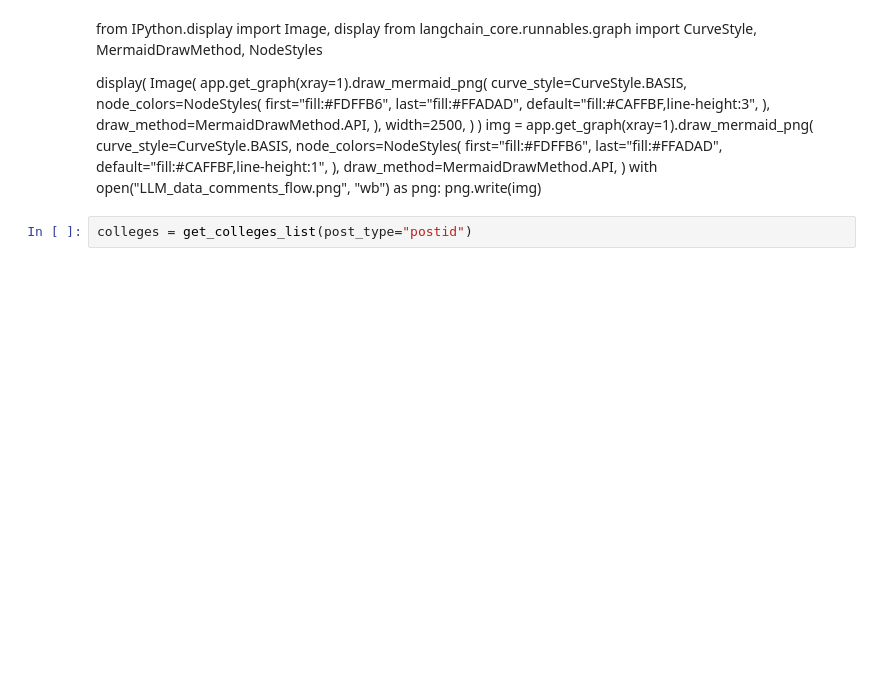
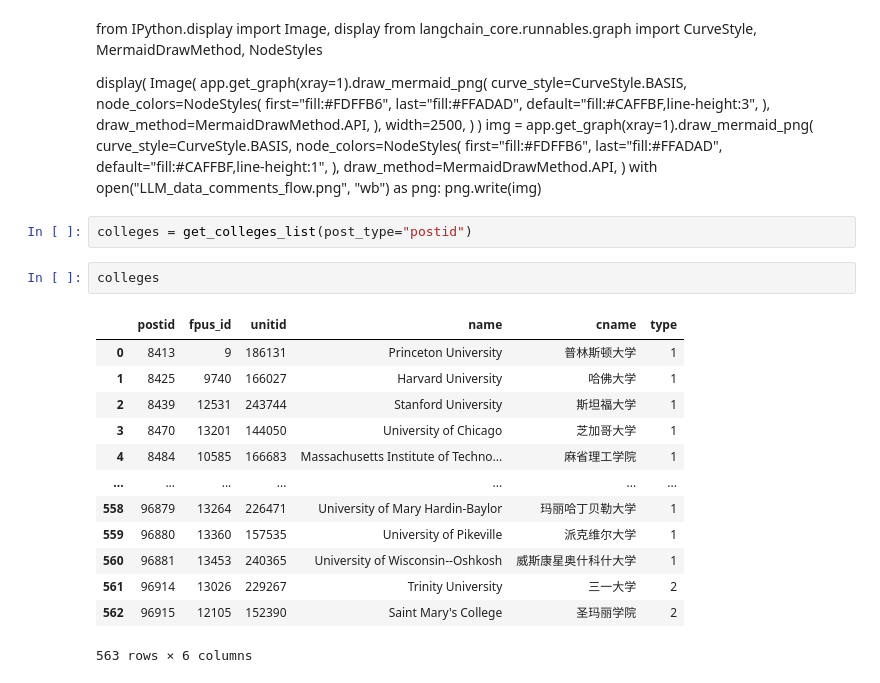
Before and after one commit to lucaslulucaslu/Auto-SEO-by-LLM, a Jupyter notebook: LLM_data_comments_parallel.ipynb, the cells around one changed output. Drawn from its saved outputs; the diff is of its cells as text; blank space fills up the shorter version.

```diff
--- a/LLM_data_comments_parallel.ipynb
+++ b/LLM_data_comments_parallel.ipynb
@@ -984,4 +975,20 @@ with open("LLM_data_comments_flow.png", "wb") as png:
     png.write(img)
 # %%
 colleges = get_colleges_list(post_type="postid")
+# %%
+colleges
+# %% [output]
+|  | postid | fpus_id | unitid | name | cname | type |
+| 0 | 8413 | 9 | 186131 | Princeton University | 普林斯顿大学 | 1 |
+| 1 | 8425 | 9740 | 166027 | Harvard University | 哈佛大学 | 1 |
+| 2 | 8439 | 12531 | 243744 | Stanford University | 斯坦福大学 | 1 |
+| 3 | 8470 | 13201 | 144050 | University of Chicago | 芝加哥大学 | 1 |
+| 4 | 8484 | 10585 | 166683 | Massachusetts Institute of Techno... | 麻省理工学院 | 1 |
+| ... | ... | ... | ... | ... | ... | ... |
+| 558 | 96879 | 13264 | 226471 | University of Mary Hardin-Baylor | 玛丽哈丁贝勒大学 | 1 |
+| 559 | 96880 | 13360 | 157535 | University of Pikeville | 派克维尔大学 | 1 |
+| 560 | 96881 | 13453 | 240365 | University of Wisconsin--Oshkosh | 威斯康星奥什科什大学 | 1 |
+| 561 | 96914 | 13026 | 229267 | Trinity University | 三一大学 | 2 |
+| 562 | 96915 | 12105 | 152390 | Saint Mary's College | 圣玛丽学院 | 2 |
+563 rows × 6 columns
 # %%
```
Also changed, not shown: parts of 5 cells of this notebook, 1 other file.
